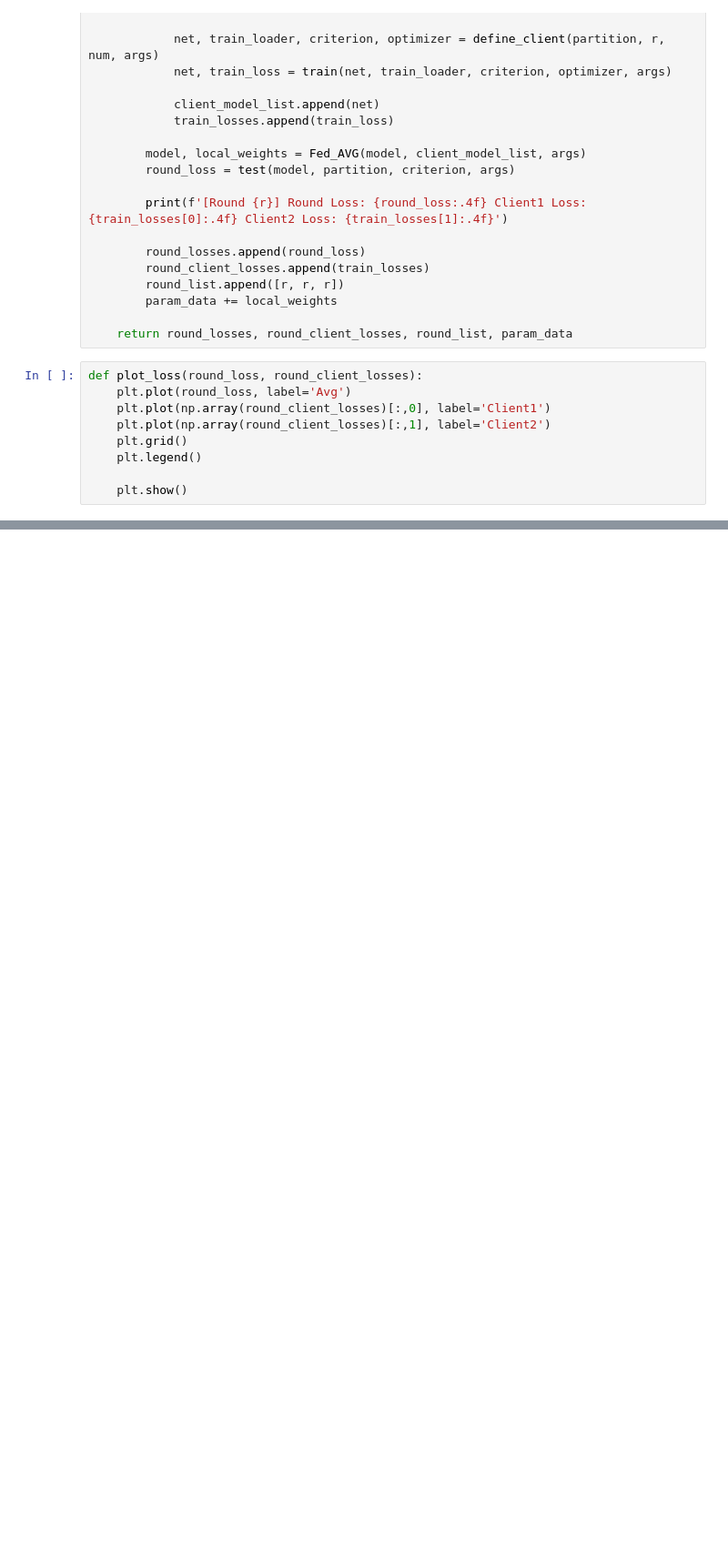
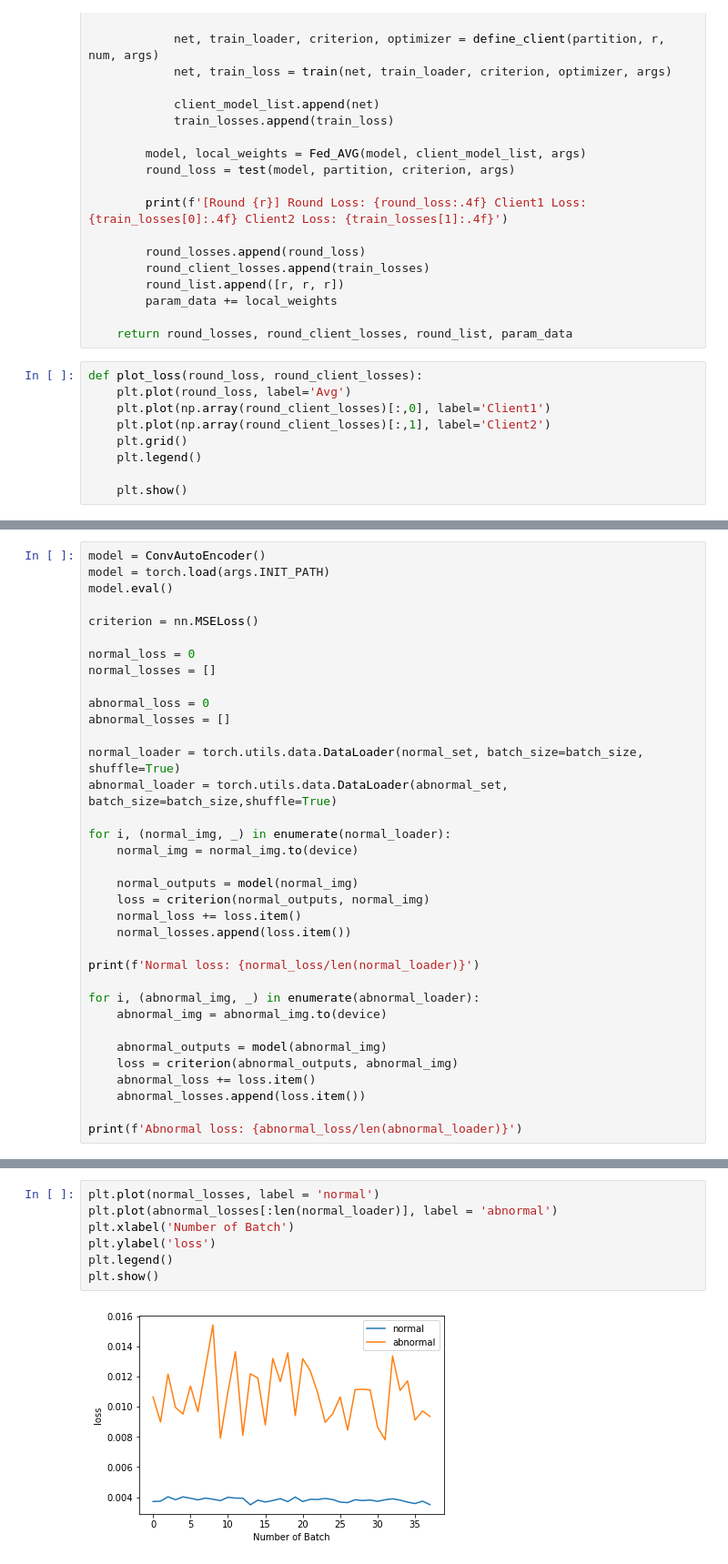
Before and after one commit to ehdbslee/CapstoneDesign-II-, a Jupyter notebook: FL.ipynb, the cells around one changed output, grey strips where cells are left out. Shown: that part at 91% size. Saved outputs shown, nothing was run; the diff lists cells and outputs as text; blank space fills up the shorter version.

```diff
--- a/FL.ipynb
+++ b/FL.ipynb
@@ -280 +280,36 @@ plot_loss(round_loss, round_client_losses)
 [figure]
+# %%
+model = ConvAutoEncoder()
+model = torch.load(args.INIT_PATH)
+model.eval()
+
+criterion = nn.MSELoss()
+
+normal_loss = 0
+normal_losses = []
+
+abnormal_loss = 0
+abnormal_losses = []
+
+normal_loader = torch.utils.data.DataLoader(normal_set, batch_size=batch_size, shuffle=True)
+abnormal_loader = torch.utils.data.DataLoader(abnormal_set, batch_size=batch_size,shuffle=True)
+
+for i, (normal_img, _) in enumerate(normal_loader):
+    normal_img = normal_img.to(device)
+
+    normal_outputs = model(normal_img)
+    loss = criterion(normal_outputs, normal_img)
+    normal_loss += loss.item()
+    normal_losses.append(loss.item())
+
+print(f'Normal loss: {normal_loss/len(normal_loader)}')
+
+for i, (abnormal_img, _) in enumerate(abnormal_loader):
+    abnormal_img = abnormal_img.to(device)
+
+    abnormal_outputs = model(abnormal_img)
+    loss = criterion(abnormal_outputs, abnormal_img)
+    abnormal_loss += loss.item()
+    abnormal_losses.append(loss.item())
+
+print(f'Abnormal loss: {abnormal_loss/len(abnormal_loader)}')
@@ -280,0 +319,9 @@ plot_loss(round_loss, round_client_losses)
+# %%
+plt.plot(normal_losses, label = 'normal')
+plt.plot(abnormal_losses[:len(normal_loader)], label = 'abnormal')
+plt.xlabel('Number of Batch')
+plt.ylabel('loss')
+plt.legend()
+plt.show()
+# %% [output]
+[figure, added]
```
Also changed, not shown: parts of 4 cells of this notebook, 3 other files.
